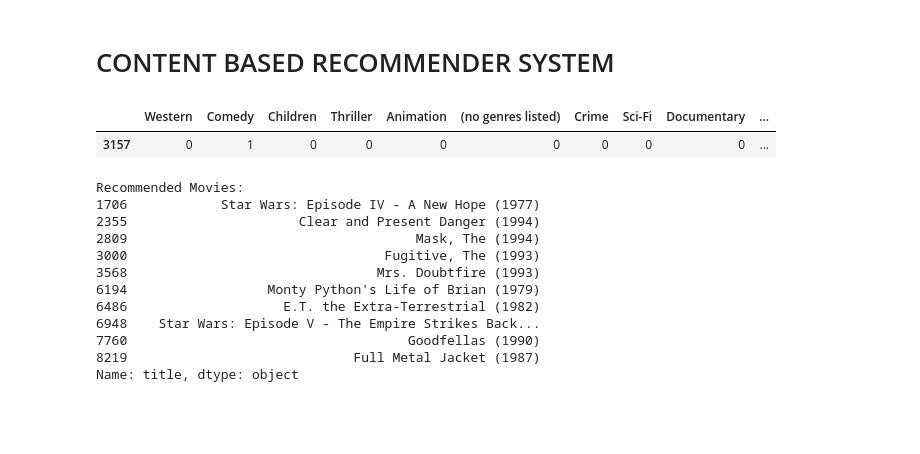
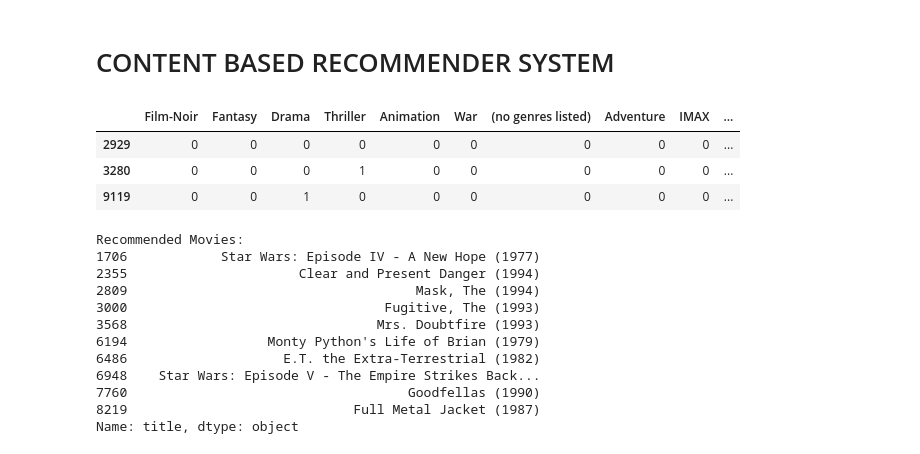
Before and after one commit to MercyKiragu/Dsc-Phase-4-project-group-2, a Jupyter notebook: notebook.ipynb, the cells around one changed output. Cells and saved outputs as stored; diff of their text form; code cells hidden in the pictures; blank space fills up the shorter version.

```diff
--- a/notebook.ipynb
+++ b/notebook.ipynb
@@ -1005,10 +1005,12 @@ for g in genres:
 
 movie_genres = movies.drop(columns=['movieId', 'title','genres'])
 # %%
-movie_genres.sample()
+movie_genres.sample(3)
 # %% [output]
-|  | Western | Comedy | Children | Thriller | Animation | (no genres listed) | Crime | Sci-Fi | Documentary | ... |
-| 3157 | 0 | 1 | 0 | 0 | 0 | 0 | 0 | 0 | 0 | ... |
+|  | Film-Noir | Fantasy | Drama | Thriller | Animation | War | (no genres listed) | Adventure | IMAX | ... |
+| 2929 | 0 | 0 | 0 | 0 | 0 | 0 | 0 | 0 | 0 | ... |
+| 3280 | 0 | 0 | 0 | 1 | 0 | 0 | 0 | 0 | 0 | ... |
+| 9119 | 0 | 0 | 1 | 0 | 0 | 0 | 0 | 0 | 0 | ... |
 # %%
 from sklearn.metrics.pairwise import cosine_similarity
 
```
Also changed, not shown: parts of 11 cells of this notebook, 2 other files.
